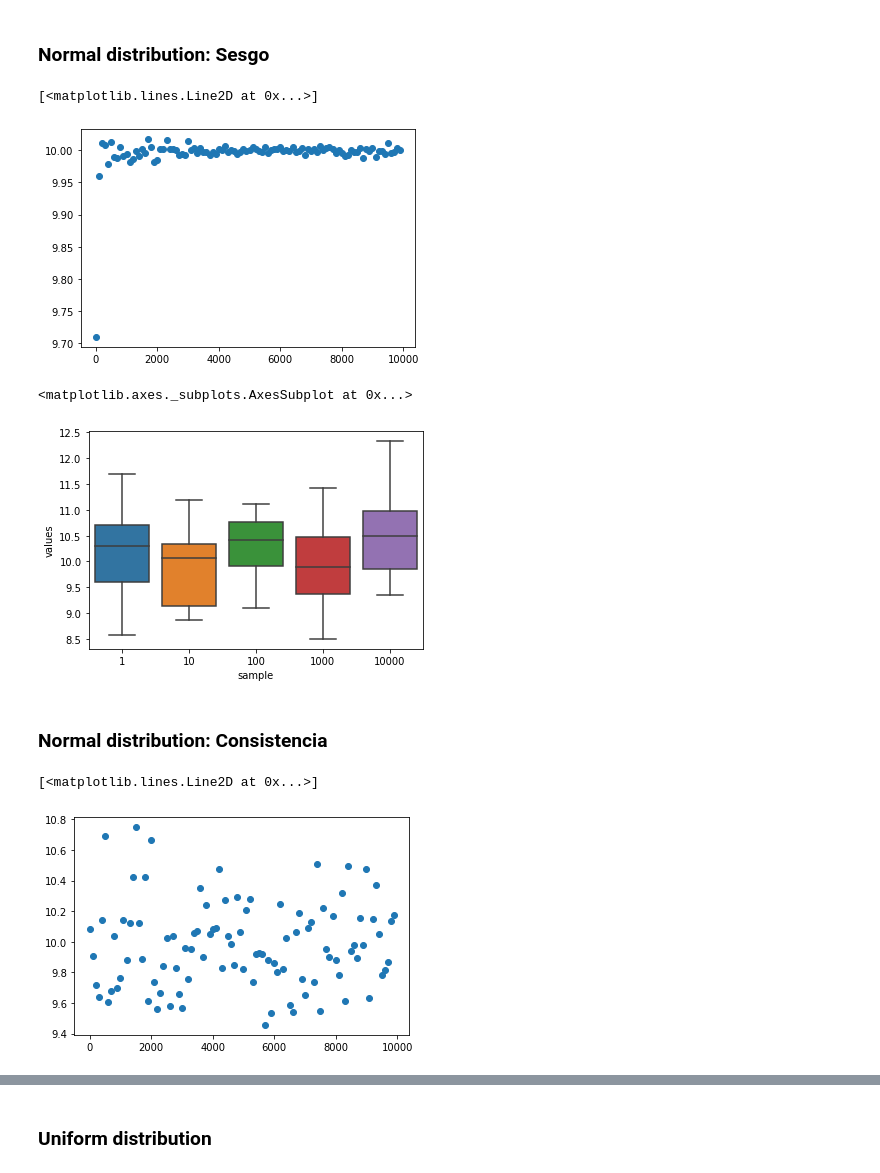
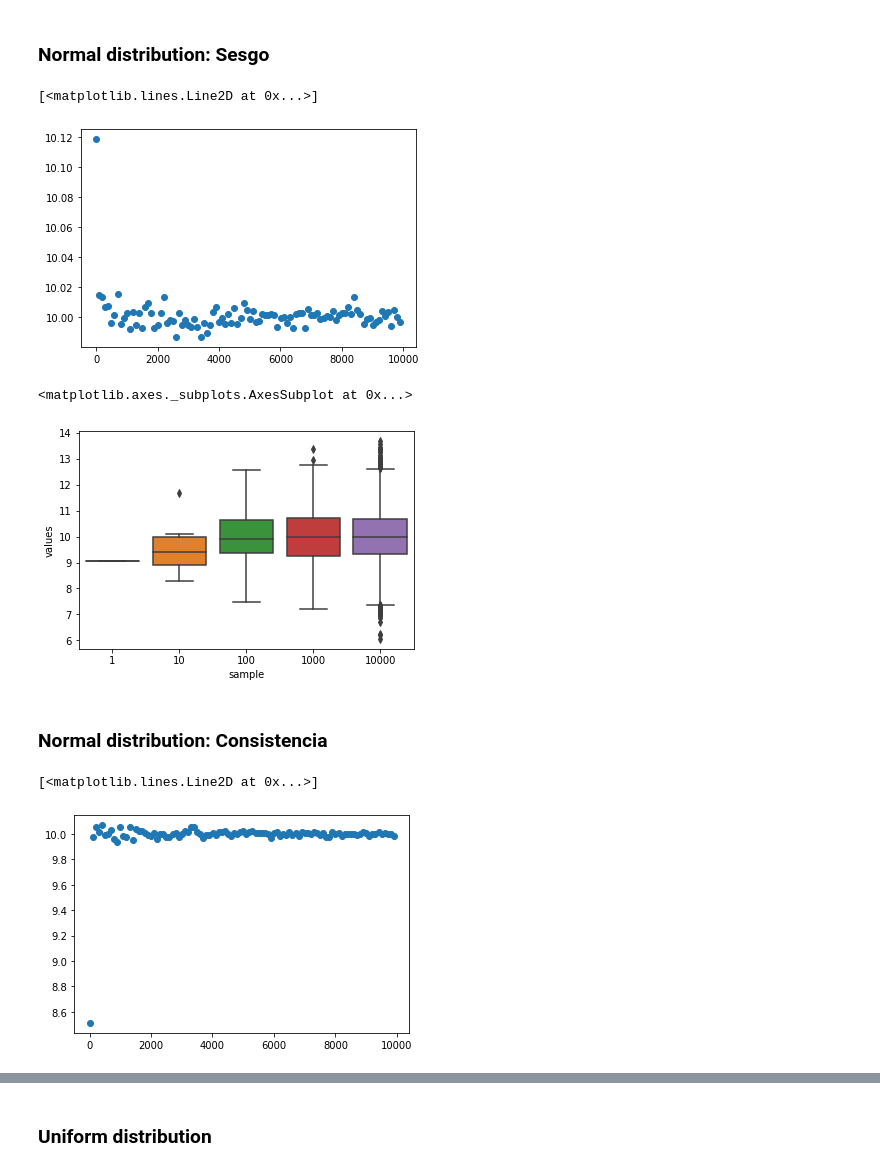
Before and after one commit to SebastianCerquera/datascience, a Jupyter notebook: stats/frequential_parameter_estimation.ipynb, the cells around one changed output, grey strips where cells are left out. Cells and saved outputs as stored; diff of their text form; code cells hidden in the pictures.

```diff
--- a/stats/frequential_parameter_estimation.ipynb
+++ b/stats/frequential_parameter_estimation.ipynb
@@ -95,24 +98,21 @@ MU = 10
 SIGMA = 1
 
 def gen_normal_sample(N, mu=MU, sigma=SIGMA):
-    return np.random.normal(mu, sigma, 10)
-
-def estimate_mean(X):
-    return np.mean(X)
+    return np.random.normal(mu, sigma, N)
 # %% [markdown]
 ### Normal distribution: Sesgo
 # %%
 MSG = """
-El estimador no presenta
+El estimador no presenta es menos volatil cuando incrementa el número de muestras
 """
 
 samples = list(range(1, 10000, 100))
 expected_values = list(map(lambda e: check_bias(
-    partial(normal_sample, 10), estimate_mean, N=e), samples))
+    partial(gen_normal_sample, 10), estimate_mean, N=e), samples))
 plt.plot(samples, expected_values, 'o')
 # %% [output]
 [<matplotlib.lines.Line2D at 0x...>]
-[figure, old version]
+[figure, new version]
 # %%
 MSG = """
 Hacer un box plot con la distribución de probabilidad de la muestra con estos tamanos:
@@ -126,7 +126,7 @@ df = compute_samples_table(gen_normal_sample, estimate_mean)
 sns.boxplot(data=df, y="values", x="sample", showfliers=True)
 # %% [output]
 <matplotlib.axes._subplots.AxesSubplot at 0x...>
-[figure, old version]
+[figure, new version]
 # %% [markdown]
 ### Normal distribution: Consistencia
 # %%
@@ -143,7 +143,7 @@ expected_values = list(map(lambda e:
 plt.plot(samples, expected_values, 'o')
 # %% [output]
 [<matplotlib.lines.Line2D at 0x...>]
-[figure, old version]
+[figure, new version]
 # %%
 MSG = """
 Hacer un box plot con la distribución de probabilidad del estimador, la idea es
```
Also changed, not shown: parts of 8 cells of this notebook, 1 other file.
